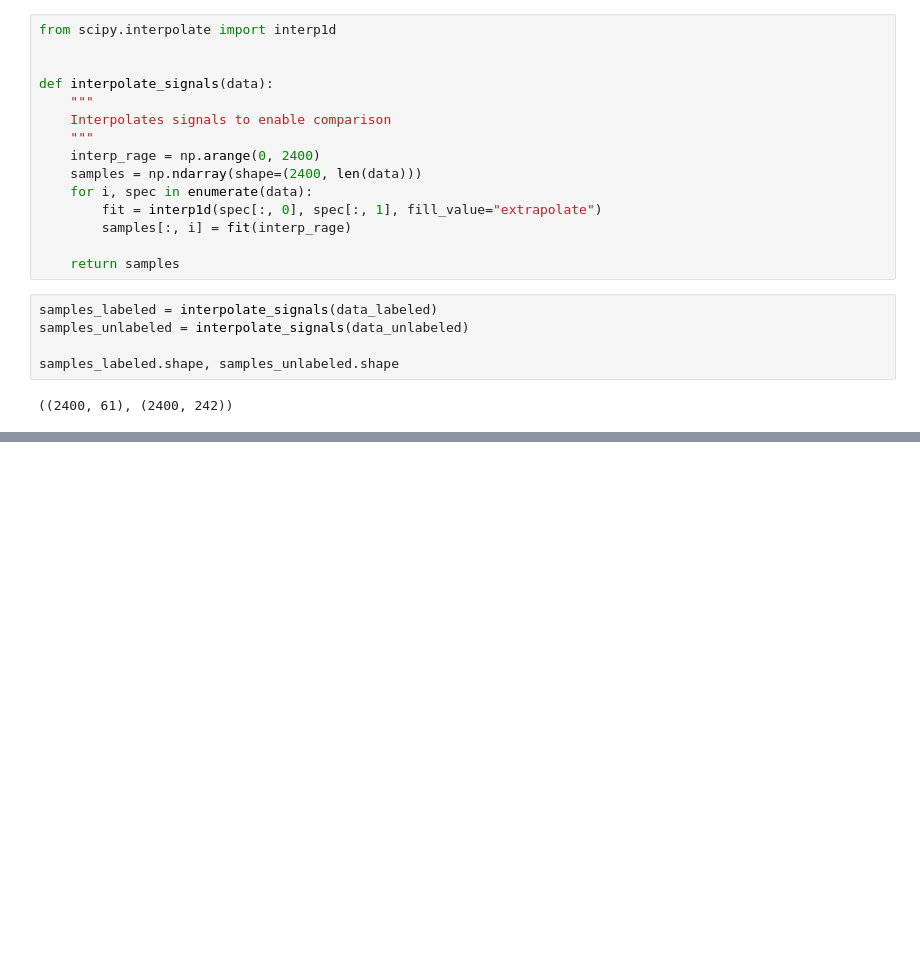
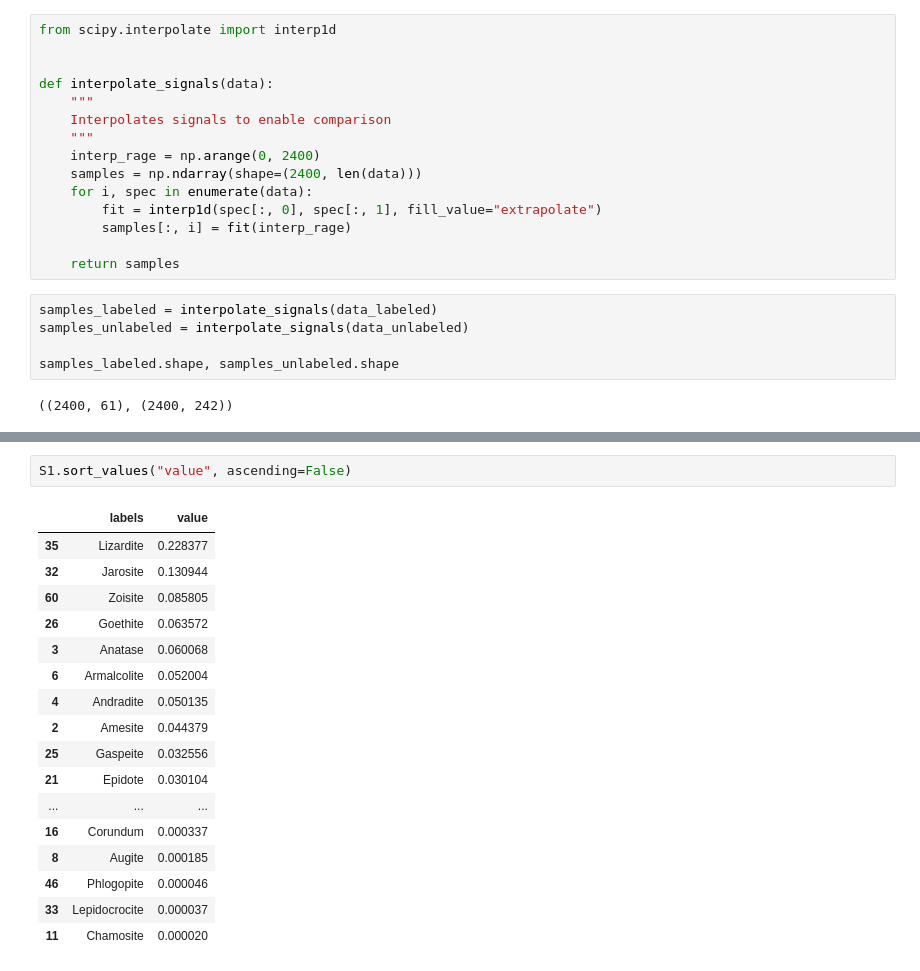
Before and after one commit to fpaissan/raman_spectrograms_analysis, a Jupyter notebook: notebooks/fp-material-classifier.ipynb, the cells around one changed output, grey strips where cells are left out. Cells and saved outputs as stored; diff of their text form; blank space fills up the shorter version.

```diff
--- a/notebooks/fp-material-classifier.ipynb
+++ b/notebooks/fp-material-classifier.ipynb
@@ -71,0 +90,20 @@ y_pred.plot(kind='bar')
+# %%
+S1.sort_values("value", ascending=False)
+# %% [output]
+|  | labels | value |
+| 35 | Lizardite | 0.228377 |
+| 32 | Jarosite | 0.130944 |
+| 60 | Zoisite | 0.085805 |
+| 26 | Goethite | 0.063572 |
+| 3 | Anatase | 0.060068 |
+| 6 | Armalcolite | 0.052004 |
+| 4 | Andradite | 0.050135 |
+| 2 | Amesite | 0.044379 |
+| 25 | Gaspeite | 0.032556 |
+| 21 | Epidote | 0.030104 |
+| ... | ... | ... |
+| 16 | Corundum | 0.000337 |
+| 8 | Augite | 0.000185 |
+| 46 | Phlogopite | 0.000046 |
+| 33 | Lepidocrocite | 0.000037 |
+| 11 | Chamosite | 0.000020 |
```
Also changed, not shown: parts of 9 cells of this notebook.
